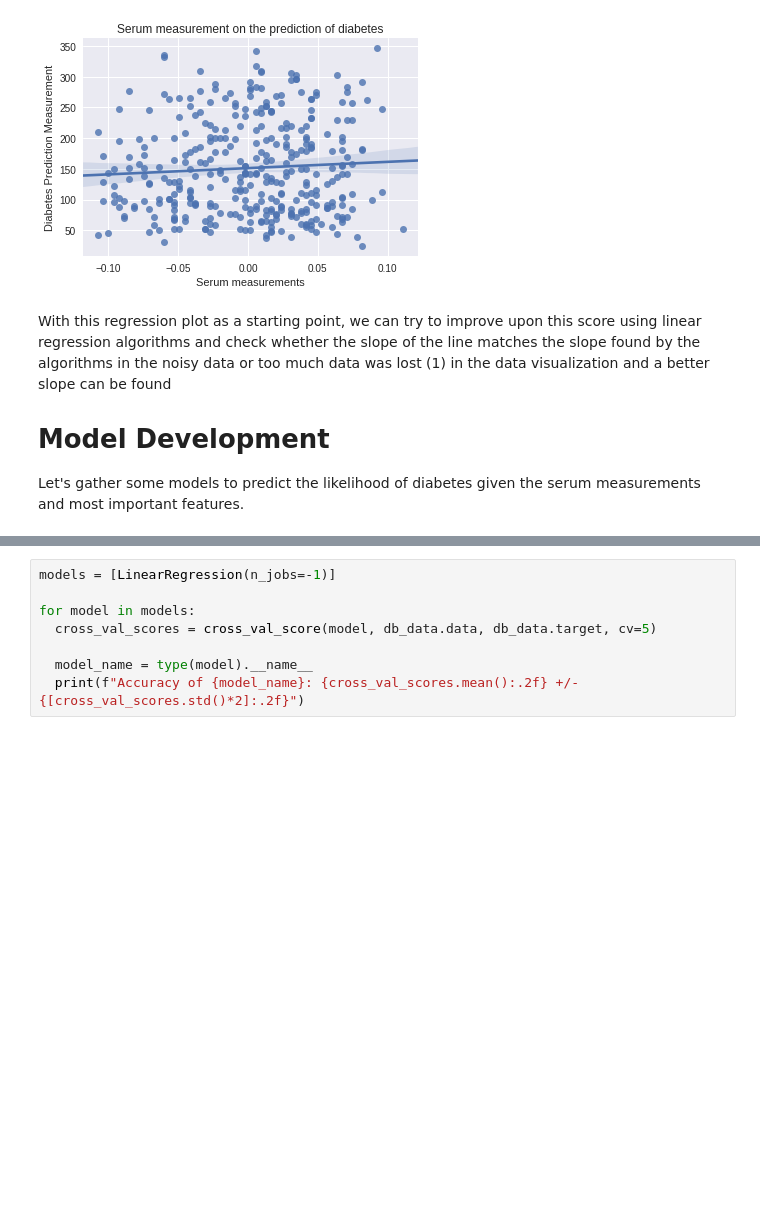
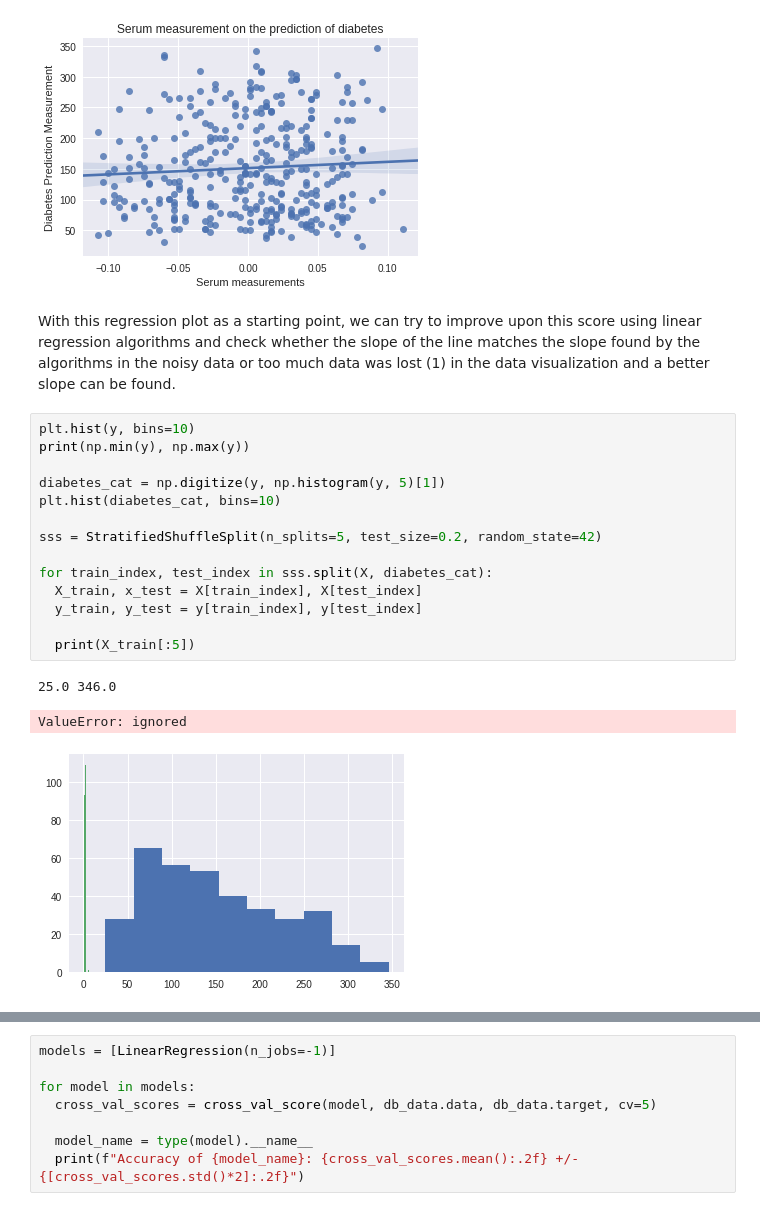
Before and after one commit to AstroNoodles/Mini-Projects, a Jupyter notebook: DiabetesRegression.ipynb, the cells around one changed output, grey strips where cells are left out. Cells and saved outputs as stored; diff of their text form; blank space fills up the shorter version.

Commit message:
Did some tidying up, shuffle split is not the answer

```diff
--- a/DiabetesRegression.ipynb
+++ b/DiabetesRegression.ipynb
@@ -128,8 +130,22 @@ plt.title("Serum measurement on the prediction of diabetes")
 Text(0.5, 1.0, 'Serum measurement on the prediction of diabetes')
 [figure]
 # %% [markdown]
-With this regression plot as a starting point, we can try to improve upon this score using linear regression algorithms and check whether the slope of the line matches the slope found by the algorithms in the noisy data or too much data was lost (1) in the data visualization and a better slope can be found
-
-# Model Development
-
-Let's gather some models to predict the likelihood of diabetes given the serum measurements and most important features.
+With this regression plot as a starting point, we can try to improve upon this score using linear regression algorithms and check whether the slope of the line matches the slope found by the algorithms in the noisy data or too much data was lost (1) in the data visualization and a better slope can be found.
+# %%
+plt.hist(y, bins=10)
+print(np.min(y), np.max(y))
+
+diabetes_cat = np.digitize(y, np.histogram(y, 5)[1])
+plt.hist(diabetes_cat, bins=10)
+
+sss = StratifiedShuffleSplit(n_splits=5, test_size=0.2, random_state=42)
+
+for train_index, test_index in sss.split(X, diabetes_cat):
+  X_train, x_test = X[train_index], X[test_index]
+  y_train, y_test = y[train_index], y[test_index]
+
+  print(X_train[:5])
+# %% [output]
+25.0 346.0
+ValueError: ignored
+[figure, added]
```
Also changed, not shown: parts of 3 cells of this notebook.
